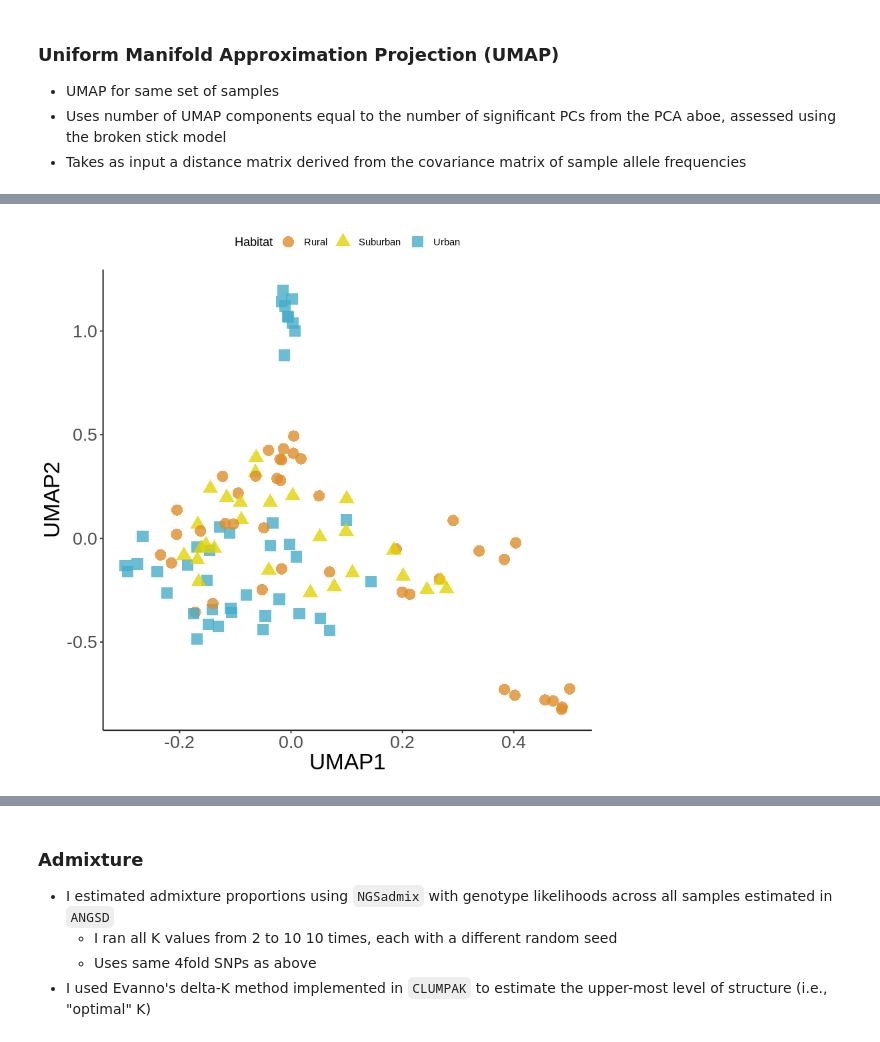
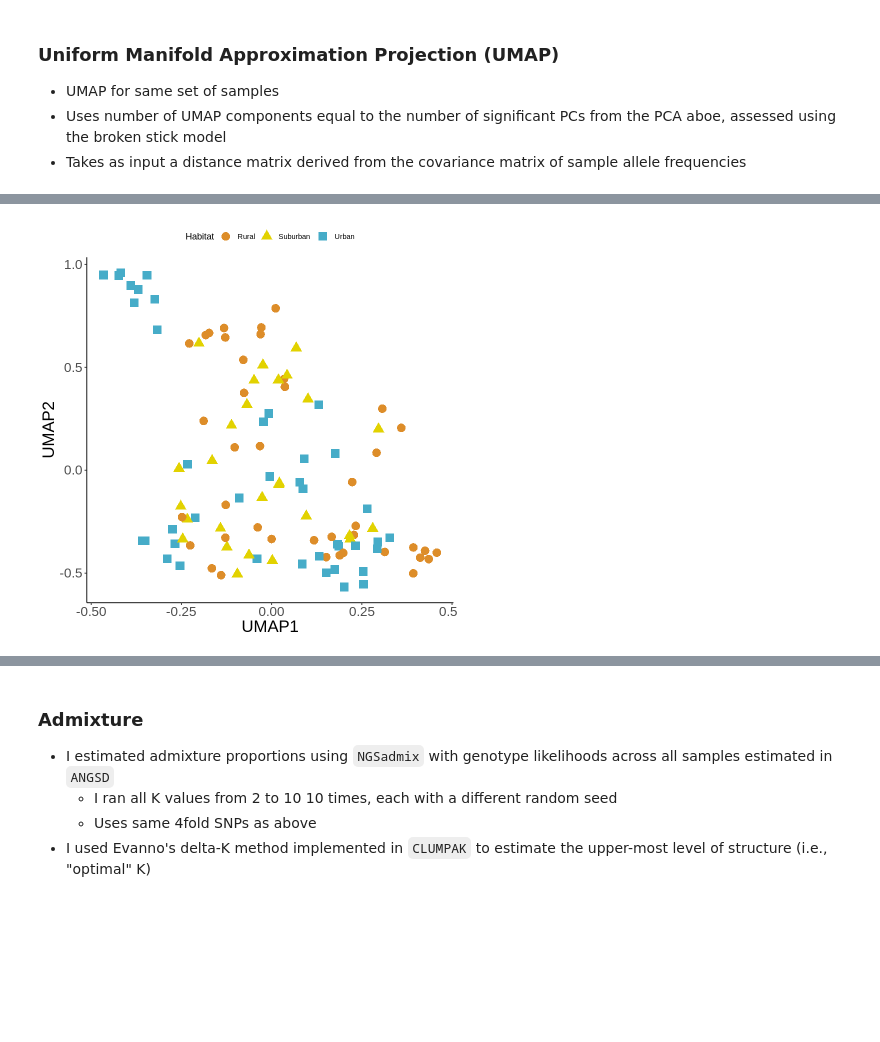
Before and after one commit to James-S-Santangelo/toronto_gwsd, a Jupyter notebook: genomics/notebooks/population_structure.r.ipynb, the cells around one changed output, grey strips where cells are left out. Saved outputs shown, nothing was run; the diff lists cells and outputs as text; code cells hidden in the pictures; blank space fills up the shorter version.

```diff
--- a/genomics/notebooks/population_structure.r.ipynb
+++ b/genomics/notebooks/population_structure.r.ipynb
@@ -186,6 +195,6 @@ screeplot(princomp(covMat), bstick = TRUE, npcs = 41)
 # %%
 distMat <- as.matrix(dist(covMat))
-gwsd_umap <- umap(distMat, random_state = 42, input="dist", n_neighbors = 15, min_dist = 0.1, n_components = 40)
+gwsd_umap <- umap(distMat, random_state = 42, input="dist", n_neighbors = 15, min_dist = 0.1, n_components = 41)
 gwsd_umap_layout <- gwsd_umap$layout %>%
     as_tibble() %>%
     bind_cols(., samples)
@@ -198,16 +201,16 @@ Call `lifecycle::last_warnings()` to see where this warning was generated.”
 # %%
 umap_plot <- gwsd_umap_layout %>%
     ggplot(., aes(x = V1, y = V2, color = Habitat, shape = Habitat)) +
-        geom_point(size = 4.5, alpha = 0.8) +
+        geom_point(size = 4.5, alpha = 1) +
         scale_color_manual(values = cols_hab) +
         theme_classic() +
         xlab('UMAP1') + ylab('UMAP2') +
         theme(axis.text = element_text(size = 16),
               axis.title = element_text(size = 20),
               legend.position = 'top')
 umap_plot
 # %% [output]
-[figure, old version]
+[figure, new version]
 # %%
 ggsave(filename = paste0(figures_path, 'umap.pdf'), plot = umap_plot, device = 'pdf',
        width = 8, height = 8, units = 'in', dpi = 600, )
```
Also changed, not shown: parts of 46 cells of this notebook, 1 other file.
